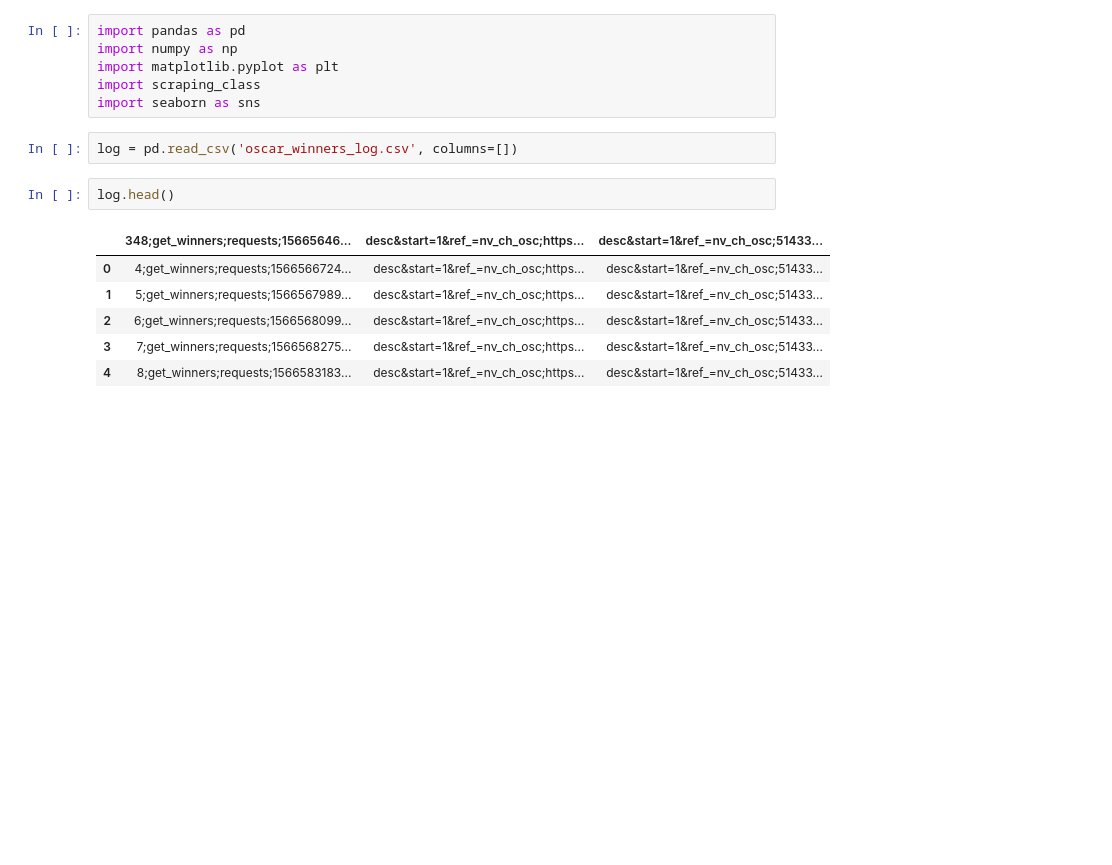
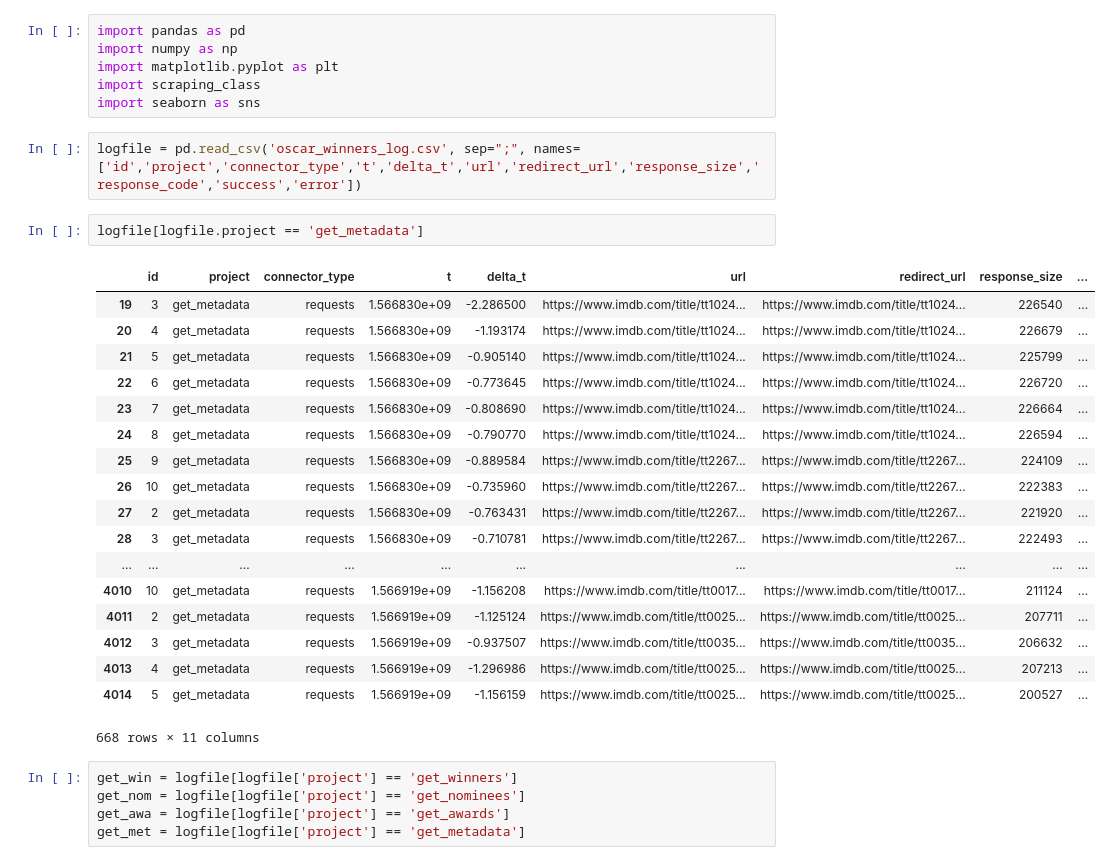
Before and after one commit to JohannesHoseth/Team-Leo, a Jupyter notebook: logfile_analysis.ipynb, the cells around one changed output. Drawn from its saved outputs; the diff is of its cells as text; blank space fills up the shorter version.

```diff
--- a/logfile_analysis.ipynb
+++ b/logfile_analysis.ipynb
@@ -4,14 +4,31 @@ import numpy as np
 import matplotlib.pyplot as plt
 import scraping_class
 import seaborn as sns
-# %%
-log = pd.read_csv('oscar_winners_log.csv', columns=[])
-# %%
-log.head()
-# %% [output]
-|  | 348;get_winners;requests;15665646... | desc&start=1&ref_=nv_ch_osc;https... | desc&start=1&ref_=nv_ch_osc;51433... |
-| 0 | 4;get_winners;requests;1566566724... | desc&start=1&ref_=nv_ch_osc;https... | desc&start=1&ref_=nv_ch_osc;51433... |
-| 1 | 5;get_winners;requests;1566567989... | desc&start=1&ref_=nv_ch_osc;https... | desc&start=1&ref_=nv_ch_osc;51433... |
-| 2 | 6;get_winners;requests;1566568099... | desc&start=1&ref_=nv_ch_osc;https... | desc&start=1&ref_=nv_ch_osc;51433... |
-| 3 | 7;get_winners;requests;1566568275... | desc&start=1&ref_=nv_ch_osc;https... | desc&start=1&ref_=nv_ch_osc;51433... |
-| 4 | 8;get_winners;requests;1566583183... | desc&start=1&ref_=nv_ch_osc;https... | desc&start=1&ref_=nv_ch_osc;51433... |
+# %%
+logfile = pd.read_csv('oscar_winners_log.csv', sep=";", names=['id','project','connector_type','t','delta_t','url','redirect_url','response_size','response_code','success','error'])
+# %%
+logfile[logfile.project == 'get_metadata']
+# %% [output]
+|  | id | project | connector_type | t | delta_t | url | redirect_url | response_size | ... |
+| 19 | 3 | get_metadata | requests | 1.566830e+09 | -2.286500 | https://www.imdb.com/title/tt1024... | https://www.imdb.com/title/tt1024... | 226540 | ... |
+| 20 | 4 | get_metadata | requests | 1.566830e+09 | -1.193174 | https://www.imdb.com/title/tt1024... | https://www.imdb.com/title/tt1024... | 226679 | ... |
+| 21 | 5 | get_metadata | requests | 1.566830e+09 | -0.905140 | https://www.imdb.com/title/tt1024... | https://www.imdb.com/title/tt1024... | 225799 | ... |
+| 22 | 6 | get_metadata | requests | 1.566830e+09 | -0.773645 | https://www.imdb.com/title/tt1024... | https://www.imdb.com/title/tt1024... | 226720 | ... |
+| 23 | 7 | get_metadata | requests | 1.566830e+09 | -0.808690 | https://www.imdb.com/title/tt1024... | https://www.imdb.com/title/tt1024... | 226664 | ... |
+| 24 | 8 | get_metadata | requests | 1.566830e+09 | -0.790770 | https://www.imdb.com/title/tt1024... | https://www.imdb.com/title/tt1024... | 226594 | ... |
+| 25 | 9 | get_metadata | requests | 1.566830e+09 | -0.889584 | https://www.imdb.com/title/tt2267... | https://www.imdb.com/title/tt2267... | 224109 | ... |
+| 26 | 10 | get_metadata | requests | 1.566830e+09 | -0.735960 | https://www.imdb.com/title/tt2267... | https://www.imdb.com/title/tt2267... | 222383 | ... |
+| 27 | 2 | get_metadata | requests | 1.566830e+09 | -0.763431 | https://www.imdb.com/title/tt2267... | https://www.imdb.com/title/tt2267... | 221920 | ... |
+| 28 | 3 | get_metadata | requests | 1.566830e+09 | -0.710781 | https://www.imdb.com/title/tt2267... | https://www.imdb.com/title/tt2267... | 222493 | ... |
+| ... | ... | ... | ... | ... | ... | ... | ... | ... | ... |
+| 4010 | 10 | get_metadata | requests | 1.566919e+09 | -1.156208 | https://www.imdb.com/title/tt0017... | https://www.imdb.com/title/tt0017... | 211124 | ... |
+| 4011 | 2 | get_metadata | requests | 1.566919e+09 | -1.125124 | https://www.imdb.com/title/tt0025... | https://www.imdb.com/title/tt0025... | 207711 | ... |
+| 4012 | 3 | get_metadata | requests | 1.566919e+09 | -0.937507 | https://www.imdb.com/title/tt0035... | https://www.imdb.com/title/tt0035... | 206632 | ... |
+| 4013 | 4 | get_metadata | requests | 1.566919e+09 | -1.296986 | https://www.imdb.com/title/tt0025... | https://www.imdb.com/title/tt0025... | 207213 | ... |
+| 4014 | 5 | get_metadata | requests | 1.566919e+09 | -1.156159 | https://www.imdb.com/title/tt0025... | https://www.imdb.com/title/tt0025... | 200527 | ... |
+668 rows × 11 columns
+# %%
+get_win = logfile[logfile['project'] == 'get_winners']
+get_nom = logfile[logfile['project'] == 'get_nominees']
+get_awa = logfile[logfile['project'] == 'get_awards']
+get_met = logfile[logfile['project'] == 'get_metadata']
```
Also changed, not shown: parts of 1 cell of this notebook.
